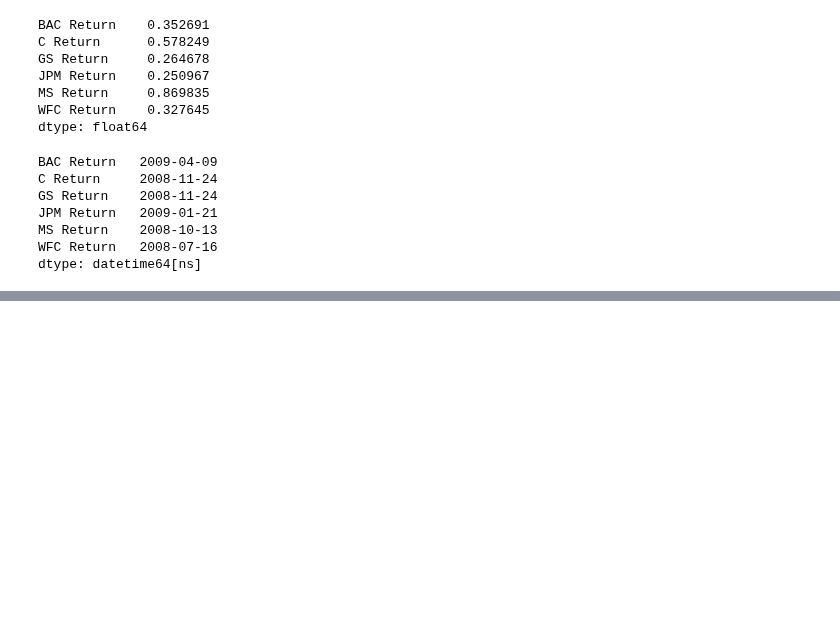
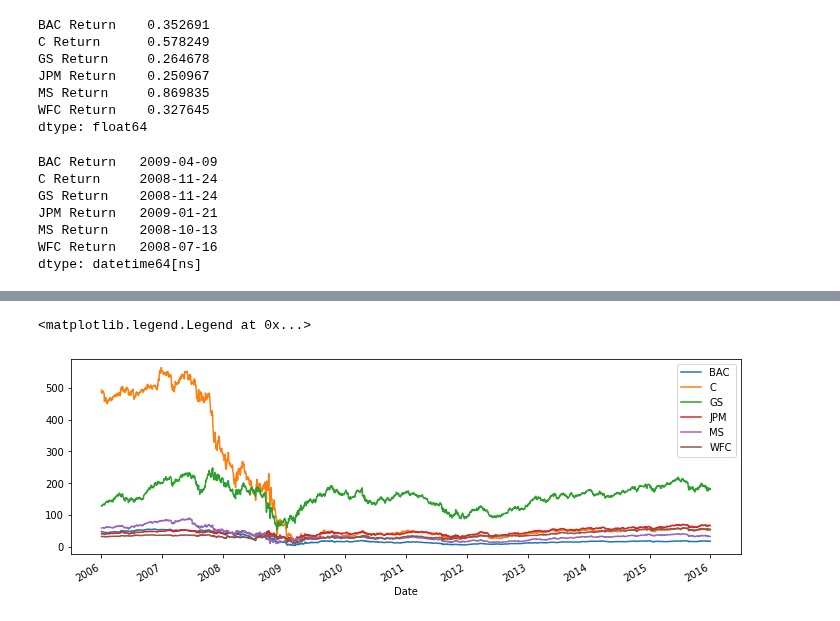
Before and after one commit to mxagar/tool_guides, a Jupyter notebook: python/data_science/FinanceAnalysis_Capstone.ipynb, the cells around one changed output, grey strips where cells are left out. Cells and saved outputs as stored; diff of their text form; code cells hidden in the pictures; blank space fills up the shorter version.

```diff
--- a/python/data_science/FinanceAnalysis_Capstone.ipynb
+++ b/python/data_science/FinanceAnalysis_Capstone.ipynb
@@ -205,0 +278,8 @@ dtype: datetime64[ns]
+# %%
+# Time Series for Close prices: all banks/tickers
+for tick in tickers:
+    bank_stocks[tick]['Close'].plot(figsize=(12,4),label=tick)
+plt.legend()
+# %% [output]
+<matplotlib.legend.Legend at 0x...>
+[figure, added]
```
Also changed, not shown: parts of 14 cells of this notebook.
